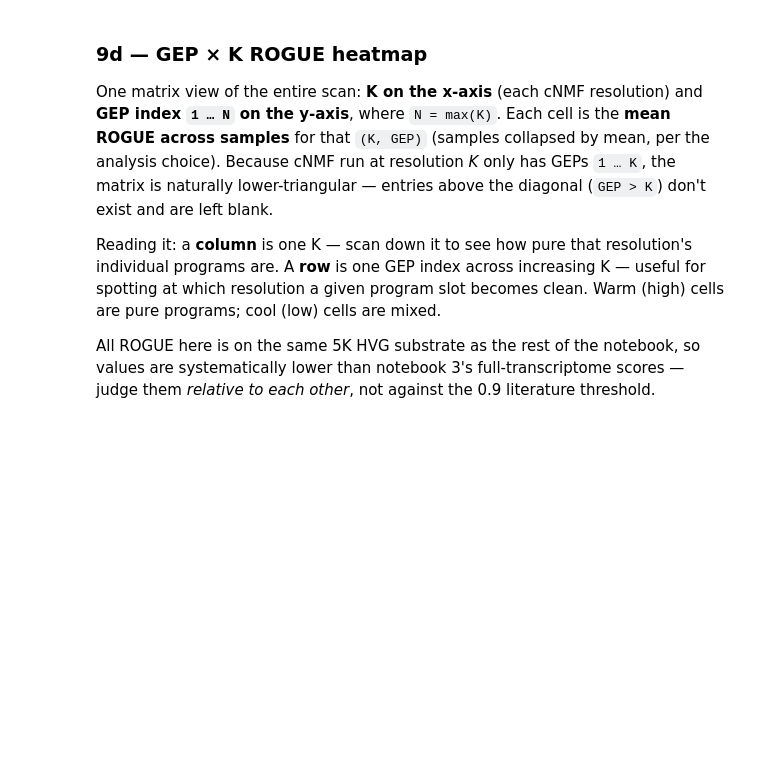
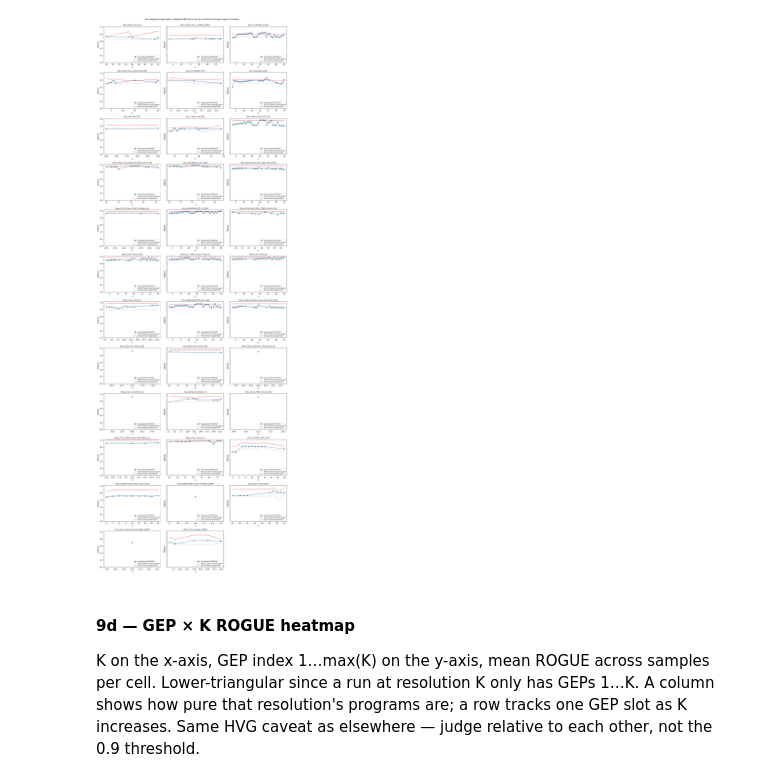
Before and after one commit to sumedhars/dinh-lab-clanp, a Jupyter notebook: 4_rogue_per_gep_audit.ipynb, the cells around one changed output. Cells and saved outputs as stored; diff of their text form; code cells hidden in the pictures; blank space fills up the shorter version.

```diff
--- a/4_rogue_per_gep_audit.ipynb
+++ b/4_rogue_per_gep_audit.ipynb
@@ -143,8 +158,7 @@ print(original_labels.value_counts().to_string())
 # %%
 def compute_rogue(counts_df, labels, samples=None,
-                  platform=ROGUE_PLATFORM, species=ROGUE_SPECIES,
-                  k=ROGUE_K, min_cells=MIN_CELLS_PER_GROUP,
-                  verbose=True):
+                  platform=ROGUE_PLATFORM, k=ROGUE_K,
+                  min_cells=MIN_CELLS_PER_GROUP, verbose=True):
     """
     counts_df : DataFrame (genes × cells), raw counts
     labels    : Series indexed by cell barcode → cluster label
@@ -152,7 +166,6 @@ def compute_rogue(counts_df, labels, samples=None,
     Returns   : (long DataFrame [sample, cluster, ROGUE, n_cells],
                  wide DataFrame [samples × clusters])
     """
-    # --- Filter tiny groups ---
     label_counts = labels.value_counts()
     keep = label_counts[label_counts >= min_cells].index
     dropped = sorted(set(label_counts.index) - set(keep))
@@ -165,7 +178,6 @@ def compute_rogue(counts_df, labels, samples=None,
     samples_sub = (pd.Series("all", index=cells) if samples is None
                    else samples.loc[cells].astype(str))
 
-    # --- Build (sample, cluster) work list ---
     pairs = (pd.DataFrame({'sample': samples_sub.values, 'cluster': labels_sub.values})
                .value_counts()
                .reset_index(name='n_cells'))
@@ -176,7 +188,7 @@ def compute_rogue(counts_df, labels, samples=None,
         print(f"Computing ROGUE for {len(pairs)} (sample, cluster) pair(s)")
         print()
 
-    # --- Push the full counts matrix to R once ---
+    # push counts to R once; subset per (sample, cluster) inside the loop
     with CONVERTER.context():
         ro.globalenv['expr_full'] = counts_sub
     ro.r("""
@@ -184,7 +196,6 @@ def compute_rogue(counts_df, labels, samples=None,
         expr_full <- as.matrix(expr_full)
     """)
 
-    # --- Per-(sample, cluster) loop in Python ---
     results = []
     t_total = time.time()
     iterator = tqdm(list(pairs.itertuples(index=False)),
@@ -1117,10 +1084,4 @@ plt.show()
 # %%
-# 9c — Per-subgroup merge signal across K
-#
-# A subgroup is an empirically-detected partial merge (e.g. Mono_CD14 +
-# Mono_CD14_IL1B only). The gray line is the ROGUE of the original constituent subtypes pooled together.
-# The red line is the best individual-subtype ROGUE among those same constituents.
-
 subgroup_audit = audit_df[audit_df['baseline_group_type'] == 'subgroup'].copy()
 
 if len(subgroup_audit) == 0:
@@ -1128,49 +1089,42 @@ if len(subgroup_audit) == 0:
 else:
     per_subgroup_best = (subgroup_audit
                          .groupby(['membership_label', 'K'])
                          .agg(best_ROGUE     =('ROGUE', 'max'),
                               med_pool_base  =('baseline_ROGUE',      'median'),
                               med_mean_base  =('baseline_ROGUE_mean', 'median'),
                               med_max_base   =('baseline_ROGUE_max',  'median'),
                               n_samples      =('sample', 'nunique'))
                          .reset_index())
 
     subgroups_present = sorted(per_subgroup_best['membership_label'].unique())
     n = len(subgroups_present)
     cols = min(3, n)
     rows = int(np.ceil(n / cols))
-    fig, axes = plt.subplots(rows, cols, figsize=(cols * 5, rows * 3.6),
-                             sharey=True, squeeze=False)
+    fig, axes = plt.subplots(rows, cols, figsize=(cols * 5, rows * 3.6), sharey=True, squeeze=False)
     axes = axes.ravel()
 
     for ax, sg in zip(axes, subgroups_present):
         df = per_subgroup_best[per_subgroup_best['membership_label'] == sg].sort_values('K')
-        ax.plot(df['K'], df['best_ROGUE'],   marker='o', color='steelblue',
-                label='best subgroup-GEP ROGUE')
-        ax.plot(df['K'], df['med_pool_base'], ls=':',  color='gray',
-                label='ROGUE of pooled original subtypes')
-        ax.plot(df['K'], df['med_max_base'],  ls='--', color='red',
-                label='Best individual-subtype ROGUE')
+        ax.plot(df['K'], df['best_ROGUE'],   marker='o', color='steelblue', label='best subgroup-GEP ROGUE')
+        ax.plot(df['K'], df['med_pool_base'], ls=':',  color='gray', label='ROGUE of pooled original subtypes')
+        ax.plot(df['K'], df['med_max_base'],  ls='--', color='red', label='Best individual-subtype ROGUE')
         ax.set_title(sg, fontsize=9)
         ax.set_xlabel('K')
         ax.set_ylabel('ROGUE')
         ax.set_ylim(0, 1.02)
         ax.legend(fontsize=7, loc='lower right')
 
     for ax in axes[n:]:
         ax.set_visible(False)
 
-    plt.suptitle("Per-subgroup merge signal: subgroup GEP above the best individual subtype supports merging",
-             y=1.00, fontsize=11)
+    plt.suptitle("Per-subgroup merge signal: subgroup GEP above the best individual subtype supports merging", y=1.00, fontsize=11)
     plt.tight_layout()
     plt.savefig(f"{OUT_DIR}/per_subgroup_merge_signal.png", dpi=150, bbox_inches='tight')
     plt.show()
+# %% [output]
+[figure, added]
 # %% [markdown]
-### 9d — GEP × K ROGUE heatmap
+#### 9d — GEP × K ROGUE heatmap
 
-One matrix view of the entire scan: **K on the x-axis** (each cNMF resolution) and **GEP index `1 … N` on the y-axis**, where `N = max(K)`. Each cell is the **mean ROGUE across samples** for that `(K, GEP)` (samples collapsed by mean, per the analysis choice). Because cNMF run at resolution *K* only has GEPs `1 … K`, the matrix is naturally lower-triangular — entries above the diagonal (`GEP > K`) don't exist and are left blank.
-
-Reading it: a **column** is one K — scan down it to see how pure that resolution's individual programs are. A **row** is one GEP index across increasing K — useful for spotting at which resolution a given program slot becomes clean. Warm (high) cells are pure programs; cool (low) cells are mixed.
-
-All ROGUE here is on the same 5K HVG substrate as the rest of the notebook, so values are systematically lower than notebook 3's full-transcriptome scores — judge them *relative to each other*, not against the 0.9 literature threshold.
+K on the x-axis, GEP index 1…max(K) on the y-axis, mean ROGUE across samples per cell. Lower-triangular since a run at resolution K only has GEPs 1…K. A column shows how pure that resolution's programs are; a row tracks one GEP slot as K increases. Same HVG caveat as elsewhere — judge relative to each other, not the 0.9 threshold.
 # %%
```
Also changed, not shown: parts of 34 cells of this notebook, 21 other files.
